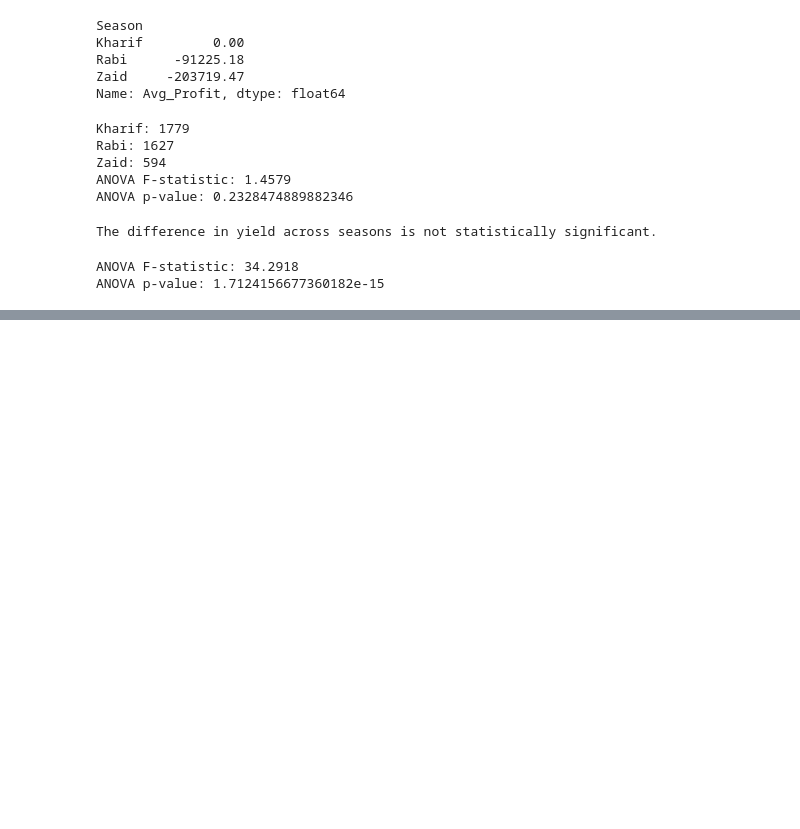
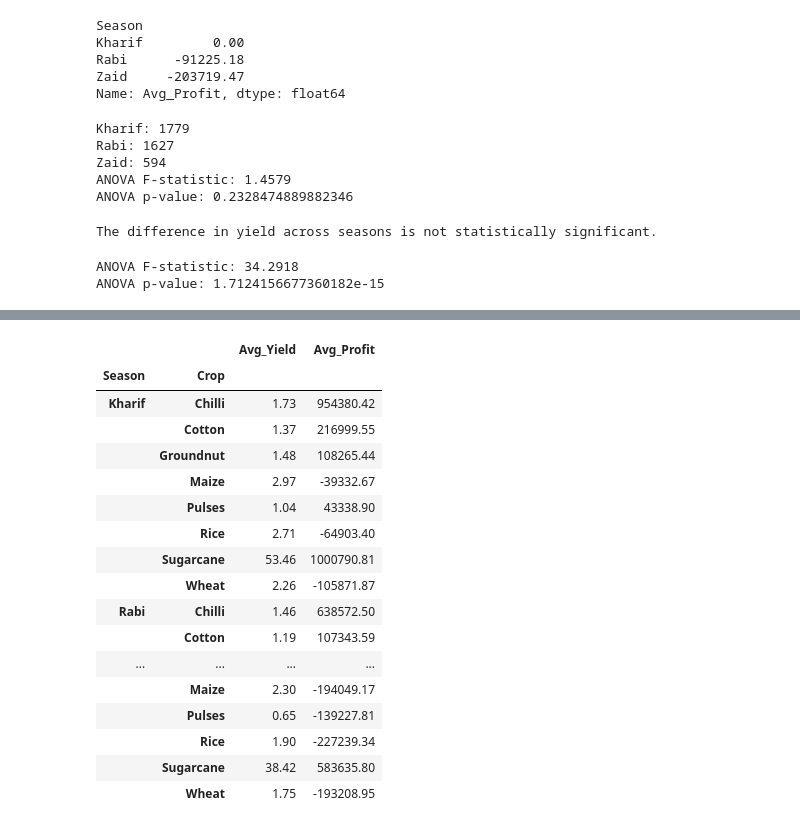
Before and after one commit to nachiket-mr360/Seasonal_Agriculture_performance_by_VOIS, a Jupyter notebook: seasonalAgriculturePerformance.ipynb, the cells around one changed output, grey strips where cells are left out. Saved outputs shown, nothing was run; the diff lists cells and outputs as text; code cells hidden in the pictures; blank space fills up the shorter version.

```diff
--- a/seasonalAgriculturePerformance.ipynb
+++ b/seasonalAgriculturePerformance.ipynb
@@ -1305,0 +1455,30 @@ ANOVA p-value: 1.7124156677360182e-15
+# %%
+# Step 15.4: Final crop-season performance
+
+final_crop_season = df.groupby(
+    ['Season', 'Crop']
+).agg(
+    Avg_Yield=('Yield_Tonnes_Ha', 'mean'),
+    Avg_Profit=('Profit_INR', 'mean')
+).round(2)
+
+display(final_crop_season)
+# %% [output]
+|  |  | Avg_Yield | Avg_Profit |
+| Season | Crop |  |  |
+| Kharif | Chilli | 1.73 | 954380.42 |
+|  | Cotton | 1.37 | 216999.55 |
+|  | Groundnut | 1.48 | 108265.44 |
+|  | Maize | 2.97 | -39332.67 |
+|  | Pulses | 1.04 | 43338.90 |
+|  | Rice | 2.71 | -64903.40 |
+|  | Sugarcane | 53.46 | 1000790.81 |
+|  | Wheat | 2.26 | -105871.87 |
+| Rabi | Chilli | 1.46 | 638572.50 |
+|  | Cotton | 1.19 | 107343.59 |
+| ... | ... | ... | ... |
+|  | Maize | 2.30 | -194049.17 |
+|  | Pulses | 0.65 | -139227.81 |
+|  | Rice | 1.90 | -227239.34 |
+|  | Sugarcane | 38.42 | 583635.80 |
+|  | Wheat | 1.75 | -193208.95 |
```
Also changed, not shown: parts of 41 cells of this notebook.
